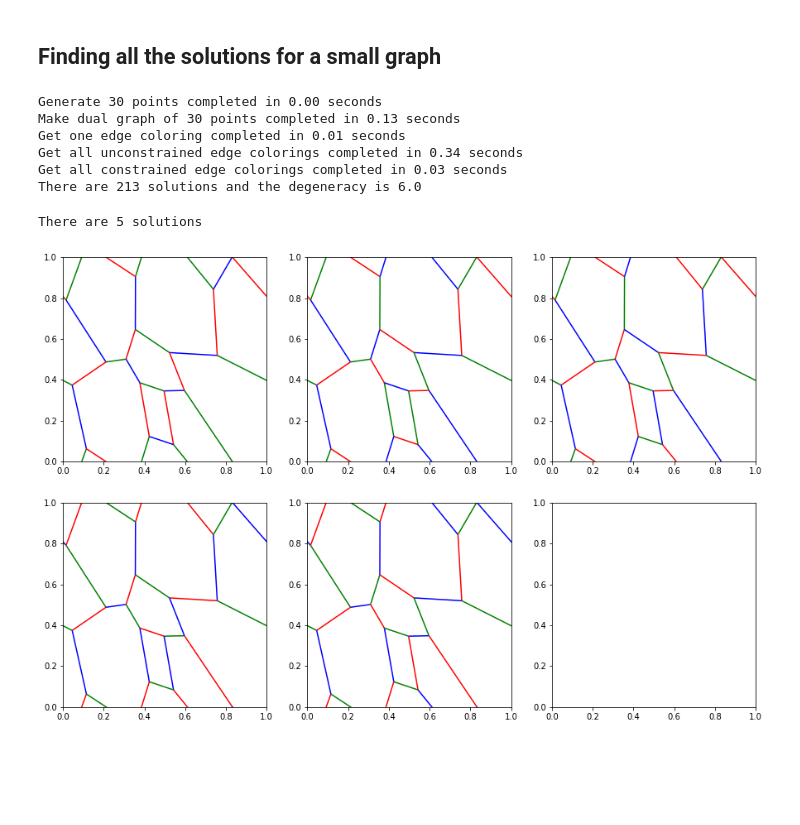
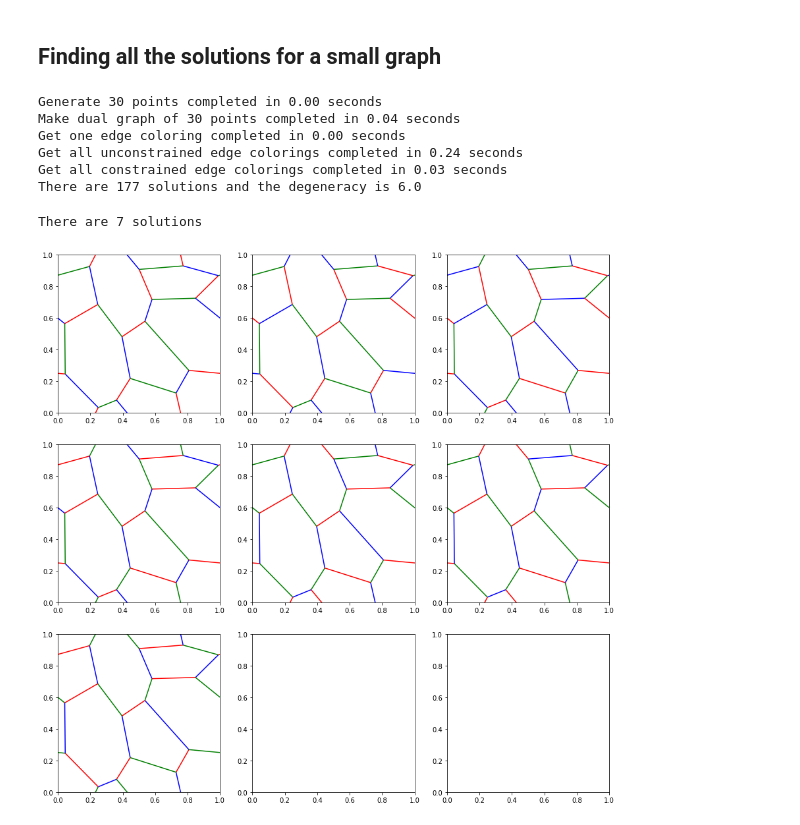
Before and after one commit to Imperial-CMTH/koala, a Jupyter notebook: examples/lattice_generation.ipynb, the cells around one changed output. Drawn from its saved outputs; the diff is of its cells as text; code cells hidden in the pictures; blank space fills up the shorter version.

```diff
--- a/examples/lattice_generation.ipynb
+++ b/examples/lattice_generation.ipynb
@@ -29,7 +33,7 @@ n = 5
 
 with Timer(f"Generate {n} points"):
     from koala.pointsets import generate_random
-    points = generate_random(n)
+    points = generate_random(n, rng = default_rng(SEED))
 
 from scipy.spatial import Voronoi, voronoi_plot_2d
 voro = Voronoi(points)
@@ -74,7 +78,7 @@ Color edges of graph of 30 points completed in 0.01 seconds
 # %%
 with Timer(f"Generate {n} points"):
     from koala.pointsets import generate_random
-    points = generate_random(min(n, 20))
+    points = generate_random(min(n, 20), rng = default_rng(SEED))
 
 #lattice
 with Timer(f"Make dual graph of {n} points"):
@@ -84,49 +88,47 @@ fixed = enumerate(clockwise_edges_about(vertex_i = 0, g=g))
 
 with Timer(f"Get one edge coloring"):
     solveable, solution = edge_color(g.edges.indices, n_colors = 3, fixed = fixed)
-    assert(solveable)
 
 with Timer(f"Get all unconstrained edge colorings"):
     solveable, unconstrained_solutions = edge_color(g.edges.indices, n_colors = 3, all_solutions = True)
-    assert(solveable)
 
 with Timer(f"Get all constrained edge colorings"):
     fixed = enumerate(clockwise_edges_about(vertex_i = 0, g=g))
     solveable, constrained_solutions = edge_color(g.edges.indices, n_colors = 3, fixed = fixed, all_solutions = True)
-    assert(solveable)
 
-
-degeneracy = unconstrained_solutions.shape[0] / constrained_solutions.shape[0]
-assert(degeneracy == 6.0)
-print(f"There are {constrained_solutions.shape[0]} solutions and the degeneracy is {degeneracy}")
+if solveable:
+    degeneracy = unconstrained_solutions.shape[0] / constrained_solutions.shape[0]
+    assert(degeneracy == 6.0)
+    print(f"There are {constrained_solutions.shape[0]} solutions and the degeneracy is {degeneracy}")
 # %% [output]
 Generate 30 points completed in 0.00 seconds
-Make dual graph of 30 points completed in 0.13 seconds
-Get one edge coloring completed in 0.01 seconds
-Get all unconstrained edge colorings completed in 0.34 seconds
+Make dual graph of 30 points completed in 0.04 seconds
+Get one edge coloring completed in 0.00 seconds
+Get all unconstrained edge colorings completed in 0.24 seconds
 Get all constrained edge colorings completed in 0.03 seconds
-There are 213 solutions and the degeneracy is 6.0
+There are 177 solutions and the degeneracy is 6.0
 # %%
 from math import ceil
 def plot_all_solutions(g):
     fixed = enumerate(clockwise_edges_about(vertex_i = 0, g=g))
     solveable, solutions = edge_color(g.edges.indices, n_colors = 3, fixed = fixed, all_solutions = True)
+    if not solveable: return
 
     N = solutions.shape[0]
     size = 3
     cols, rows = min(size, N), ceil(N/size)
     fig, axes = plt.subplots(ncols = cols, nrows = rows, figsize = (5*cols, 5*rows), squeeze = False)
     print(f'There are {N} solutions')
     for ax, solution in zip(axes.flatten(), solutions):
 #         plot_degeneracy_breaking(0, g, ax = ax)
         plot_lattice(g, edge_labels = solution, ax = ax)
 
-points = generate_random(min(n,8))
+points = generate_random(min(n,8), rng = default_rng(SEED))
 g = generate_lattice(points)
 plot_all_solutions(g)
 # %% [output]
-There are 5 solutions
+There are 7 solutions
-[figure, old version]
+[figure, new version]
 # %%
 from math import ceil
 def plot_changes(g):
```
Also changed, not shown: parts of 5 cells of this notebook.
